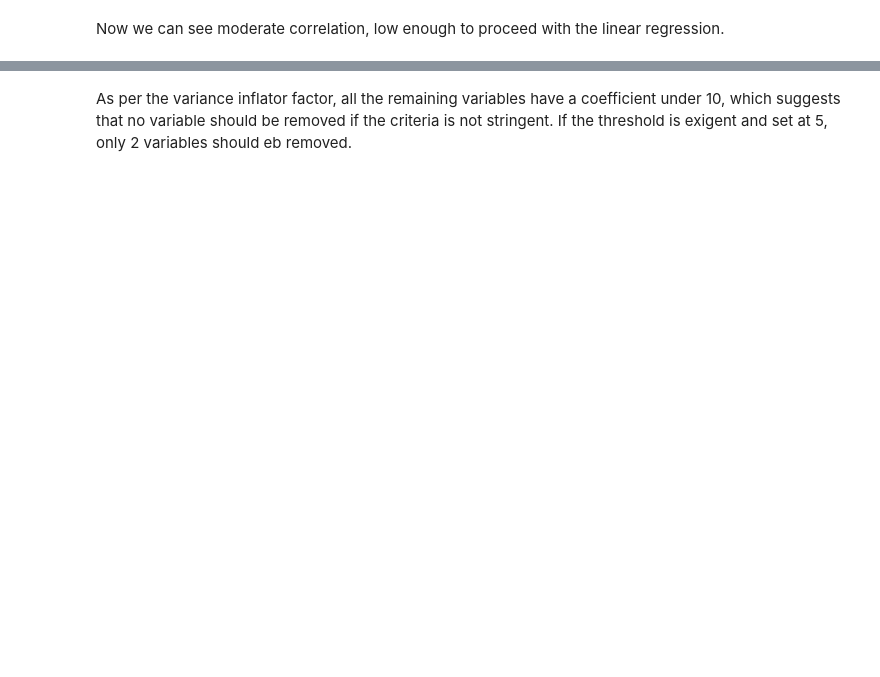
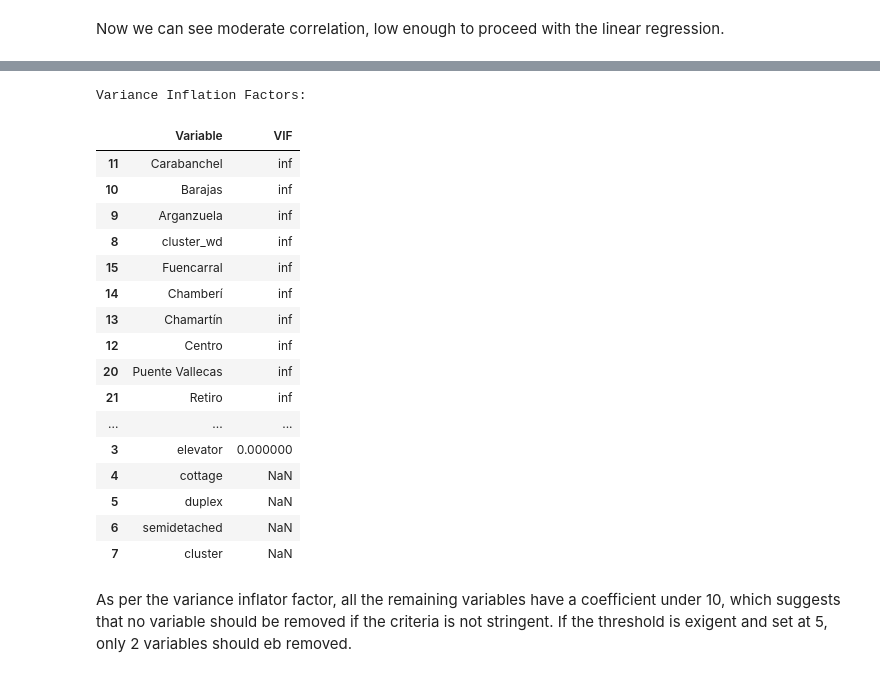
Before and after one commit to moanv2/Madrid_Rental_Properties_ML1-, a Jupyter notebook: linear_regression/Linear Regression.ipynb, the cells around one changed output, grey strips where cells are left out. Drawn from its saved outputs; the diff is of its cells as text; code cells hidden in the pictures; blank space fills up the shorter version.

```diff
--- a/linear_regression/Linear Regression.ipynb
+++ b/linear_regression/Linear Regression.ipynb
@@ -124,4 +144,34 @@ Variance Inflation Factors:
 vif_data.drop("penthouse", inplace=True,errors='ignore')
+# %%
+X_vif = X_train[num_pred].dropna()
+
+from statsmodels.stats.outliers_influence import variance_inflation_factor
+
+vif_data = pd.DataFrame()
+vif_data["Variable"] = X_vif.columns
+vif_data["VIF"] = [variance_inflation_factor(X_vif.values, i) for i in range(X_vif.shape[1])]
+vif_data = vif_data.sort_values(by="VIF", ascending=False)
+print("Variance Inflation Factors:\n")
+vif_data
+# %% [output]
+Variance Inflation Factors:
+|  | Variable | VIF |
+| 11 | Carabanchel | inf |
+| 10 | Barajas | inf |
+| 9 | Arganzuela | inf |
+| 8 | cluster_wd | inf |
+| 15 | Fuencarral | inf |
+| 14 | Chamberí | inf |
+| 13 | Chamartín | inf |
+| 12 | Centro | inf |
+| 20 | Puente Vallecas | inf |
+| 21 | Retiro | inf |
+| ... | ... | ... |
+| 3 | elevator | 0.000000 |
+| 4 | cottage | NaN |
+| 5 | duplex | NaN |
+| 6 | semidetached | NaN |
+| 7 | cluster | NaN |
 # %% [markdown]
 As per the variance inflator factor, all the remaining variables have a coefficient under 10, which suggests that no variable should be removed if the criteria is not stringent. If the threshold is exigent and set at 5, only 2 variables should eb removed.
 # %%
```
Also changed, not shown: parts of 14 cells of this notebook.
